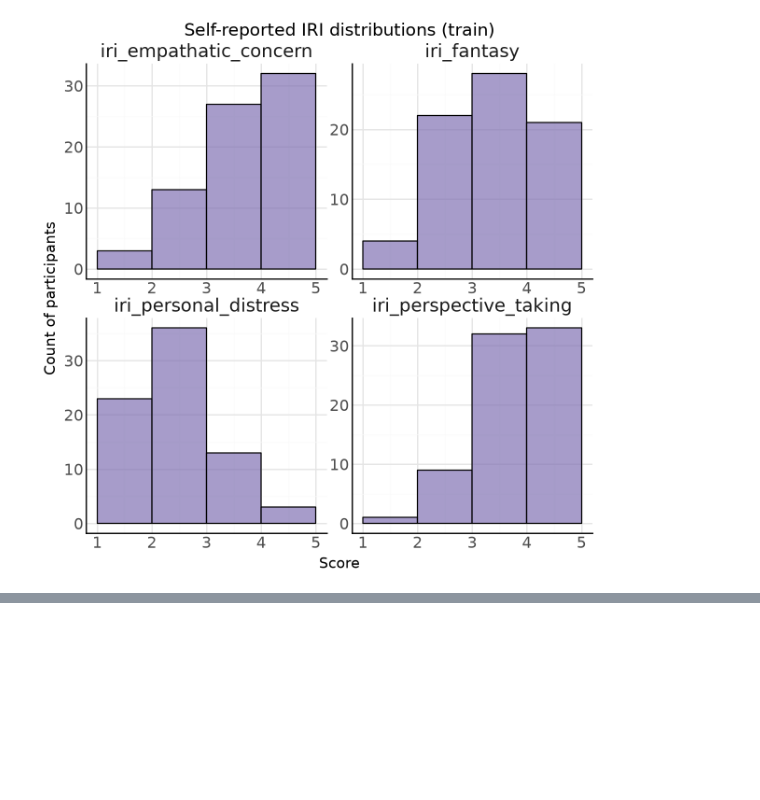
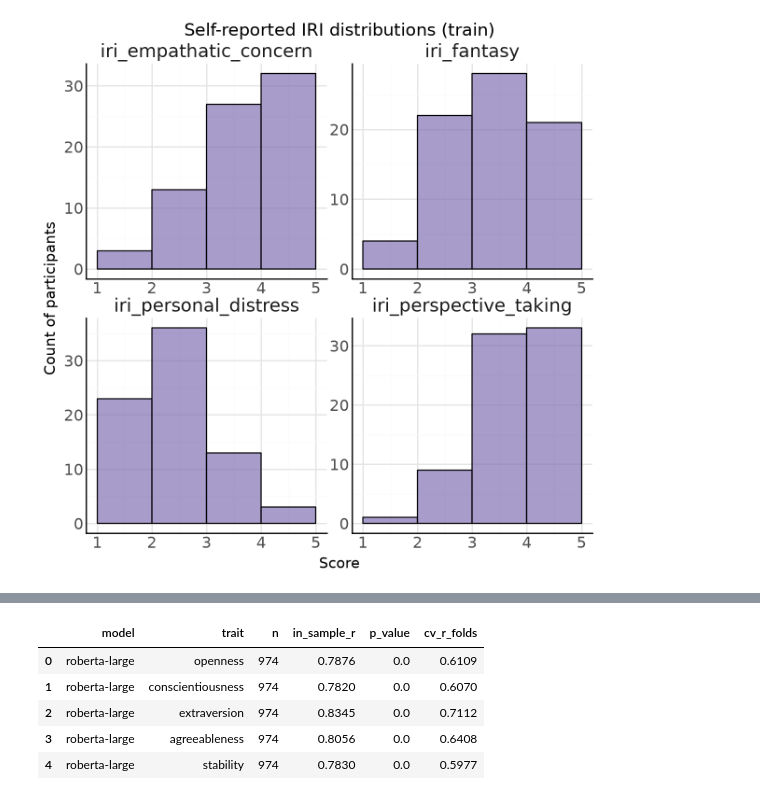
Before and after one commit to shshnk94/summary-mem, a Jupyter notebook: tutorials/wassa2024/wassa2024.ipynb, the cells around one changed output, grey strips where cells are left out. Cells and saved outputs as stored; diff of their text form; code cells hidden in the pictures; blank space fills up the shorter version.

```diff
--- a/tutorials/wassa2024/wassa2024.ipynb
+++ b/tutorials/wassa2024/wassa2024.ipynb
@@ -456,0 +528,88 @@ surveys.head(5)
+# %%
+import csv
+
+import pandas as pd
+from scipy.stats import pearsonr
+from sqlalchemy import create_engine
+
+traits = ["openness", "conscientiousness", "extraversion", "agreeableness", "stability"]
+
+# (prediction feature table, run name of the metrics CSV under output/)
+MODELS = {
+    "roberta-large": (
+        "feat$p_ridg_big5$conversations_train$conv_speaker",
+        "big5_conv_speaker_roberta-large_L23_ridge1000",
+    ),
+    "1to3gram": (
+        "feat$p_ridg_big5ng$conversations_train$conv_speaker",
+        "big5_conv_speaker_1to3gram_p0_05_ridgecv",
+    ),
+}
+
+engine = create_engine("mysql://ssubrahmanya@localhost/memllm?charset=utf8mb4")
+
+# Self-report at the unit both models predict: one row per (conversation, speaker).
+# Re-read, since the cells above rebind `surveys` to a gt_*-renamed frame.
+outcomes = pd.read_csv("../../data/wassa2024/train/surveys.csv")
+outcomes = outcomes[["conversation_id", "person_id"] + [f"personality_{t}" for t in traits]]
+
+
+def cv_metrics(run_name):
+    """The folds-mean Pearson r DLATK wrote to output/, keyed by trait."""
+    lines = open(f"../../output/{run_name}.accuracy_data.csv").read().splitlines()
+    # The file has two header rows; the second one carries the metric columns.
+    start = next(i for i, l in enumerate(lines) if l.startswith("row_id,") and ",r_folds" in l)
+    return {
+        row["outcome"].replace("personality_", ""): float(row["r_folds"])
+        for row in csv.DictReader(lines[start:])
+    }
+
+correlations = []
+for model, (table, run_name) in MODELS.items():
+
+    # One row per (group_id, trait); the ridge output lives in `group_norm`.
+    predicted = pd.read_sql(f"SELECT * FROM `{table}`", engine)
+    predicted[["conversation_id", "speaker_id"]] = predicted["group_id"].str.split("_", expand=True)
+    predicted["conversation_id"] = predicted["conversation_id"].astype(int)
+    predicted = predicted.pivot(
+        index=["conversation_id", "speaker_id"], columns="feat", values="group_norm"
+    ).reset_index()
+
+    comparison = pd.merge(
+        predicted,
+        outcomes,
+        left_on=["conversation_id", "speaker_id"],
+        right_on=["conversation_id", "person_id"],
+        how="inner",
+        suffixes=("_pred", "_gt"),
+    )
+
+    rows = []
+    folds_r = cv_metrics(run_name)
+    for trait in traits:
+        pair = comparison[[f"personality_{trait}_pred", f"personality_{trait}_gt"]].dropna()
+        r, p = pearsonr(pair.iloc[:, 0], pair.iloc[:, 1])
+        rows.append(
+            {
+                "model": model,
+                "trait": trait,
+                "n": len(pair),
+                "in_sample_r": r,
+                "p_value": p,
+                "cv_r_folds": folds_r[trait],
+            }
+        )
+
+    rows = pd.DataFrame(rows)
+    correlations.append(rows)
+    display(rows.round(4))
+
+correlations = pd.concat(correlations, ignore_index=True)
+display(correlations.groupby("model")[["in_sample_r", "cv_r_folds"]].mean().round(3))
+# %% [output]
+|  | model | trait | n | in_sample_r | p_value | cv_r_folds |
+| 0 | roberta-large | openness | 974 | 0.7876 | 0.0 | 0.6109 |
+| 1 | roberta-large | conscientiousness | 974 | 0.7820 | 0.0 | 0.6070 |
+| 2 | roberta-large | extraversion | 974 | 0.8345 | 0.0 | 0.7112 |
+| 3 | roberta-large | agreeableness | 974 | 0.8056 | 0.0 | 0.6408 |
+| 4 | roberta-large | stability | 974 | 0.7830 | 0.0 | 0.5977 |
```
Also changed, not shown: parts of 18 cells of this notebook, 7 other files.
